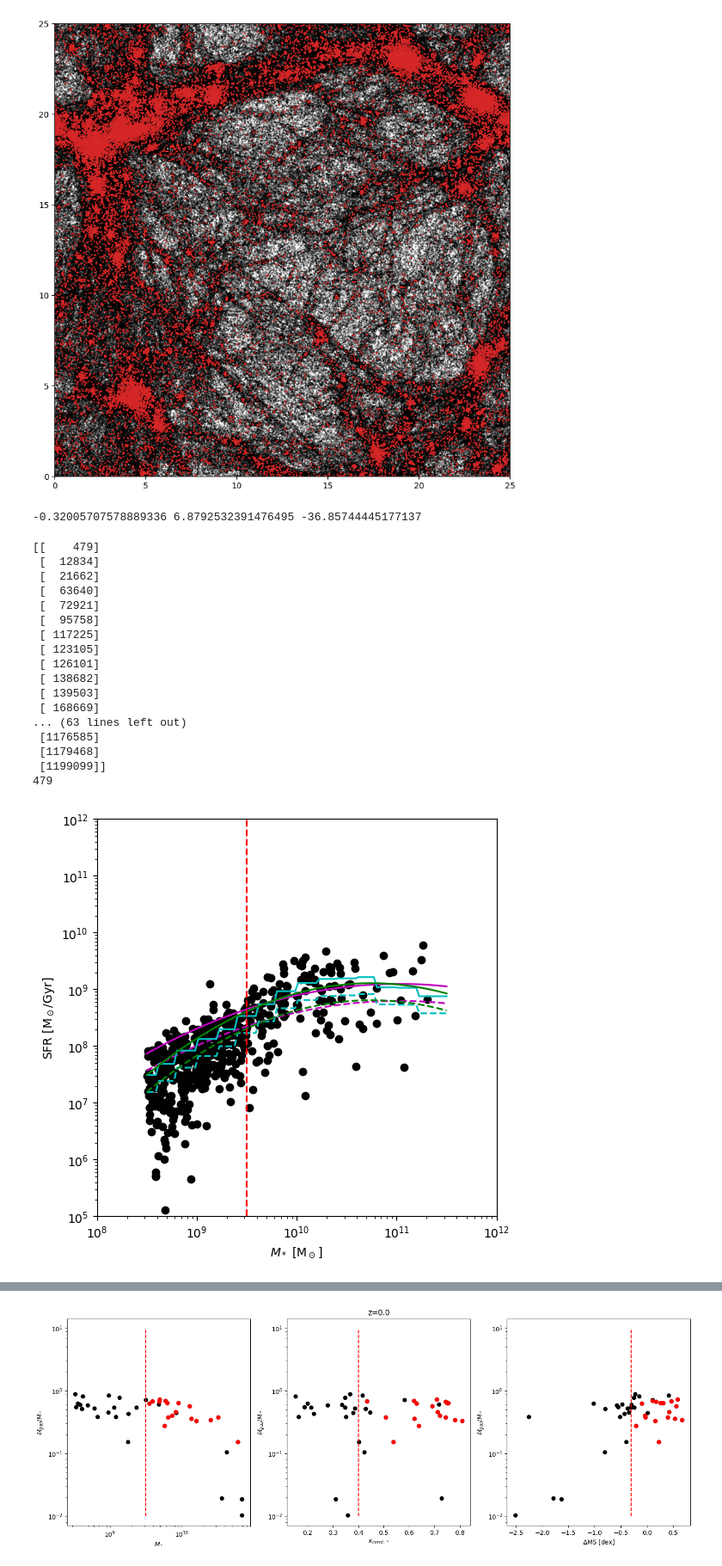
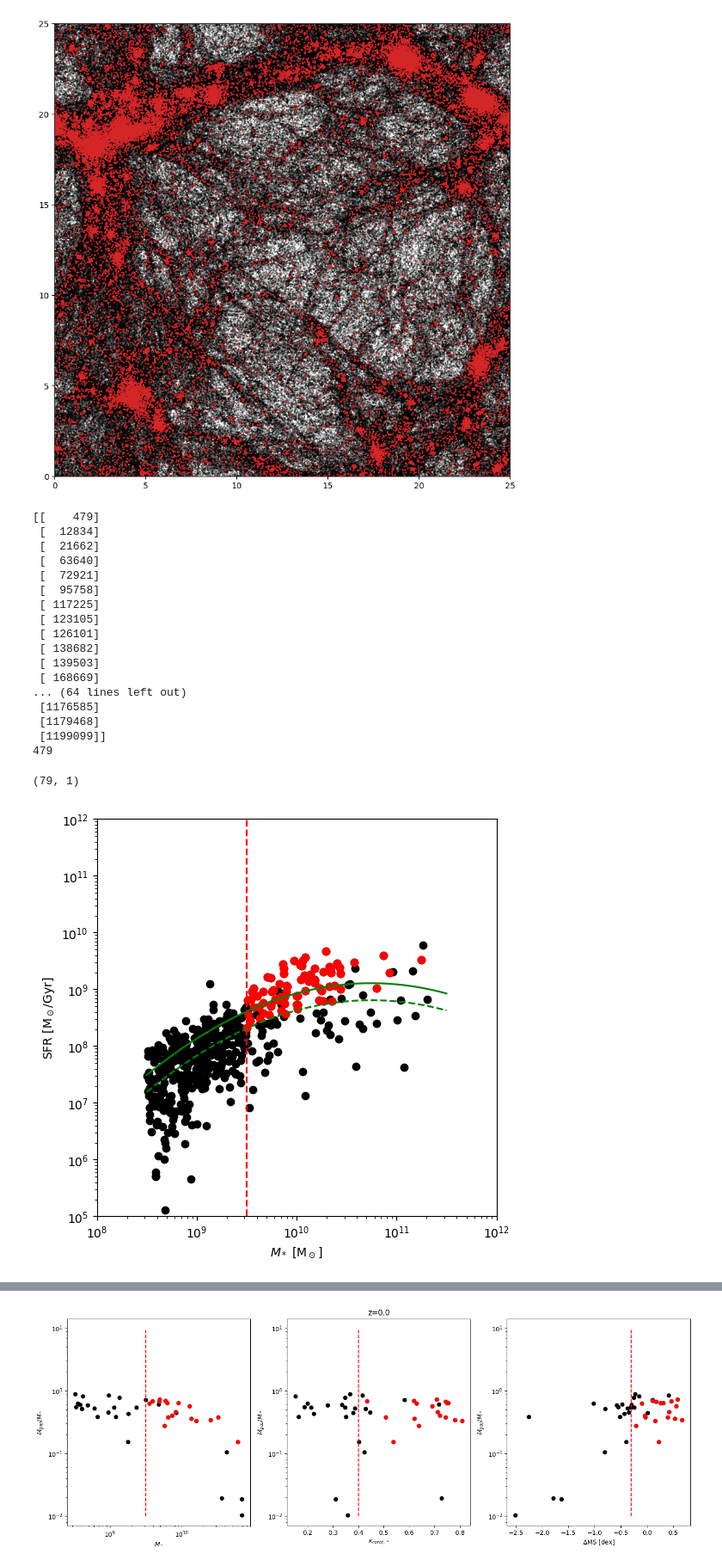
Before and after one commit to jgmcgregor/colibre_dispersions, a Jupyter notebook: selection_functions.ipynb, the cells around one changed output, grey strips where cells are left out. Shown at 86% size. Cells and saved outputs as stored; diff of their text form; code cells hidden in the pictures.

```diff
--- a/selection_functions.ipynb
+++ b/selection_functions.ipynb
@@ -81,20 +80,21 @@ redshifts = data["redshifts"]
 
 zidx = find_nearest_idx(z,redshifts)
 zSFMS = logSFR[:,zidx]
+valid = np.isfinite(zSFMS) # only fit non-nan data points
 
 # step function
 # note - may fail at z=5 due to missing final bin
 def evg_SFMS2(mstar):
     lgmstar = np.log10(mstar/unyt.Msun)
-    midx = [find_nearest_idx(x, logMstar) for x in lgmstar]
-    lgSFR = zSFMS[midx]
+    midx = [find_nearest_idx(x, logMstar[valid]) for x in lgmstar]
+    lgSFR = zSFMS[valid][midx]
     evg_SFR = 10**lgSFR * (unyt.Msun/unyt.yr)
     return(evg_SFR)
 
 SFMS_SFRs2 = evg_SFMS2(SFMS_masses)
 
 # 2nd order polynomial
-a,b,c = np.polyfit(logMstar,zSFMS,deg=2)
+a,b,c = np.polyfit(logMstar[valid],zSFMS[valid],deg=2)
 def evg_SFMS3(mstar):
     lgmstar = np.log10(mstar/unyt.Msun)
     lgSFR = a*lgmstar**2 + b*lgmstar + c
@@ -102,18 +102,17 @@ def evg_SFMS3(mstar):
     return(evg_SFR)
 
 SFMS_SFRs3 = evg_SFMS3(SFMS_masses)
-# %%
-print(a,b,c)
-# %% [output]
--0.32005707578889336 6.8792532391476495 -36.85744445177137
 # %%
 masscut = 10**9.5 * unyt.Msun
 softmasscut = 10**8.5 * unyt.Msun # galaxies below this don't have an accurate SFMS
 dMScut = -0.3 # based on typical SFMS scatter
 kappacut = 0.4
 
-m = np.log10(Mstar/unyt.Msun) + 0.025
-SFR_MS = 10**((-0.034*tdim+4.722)*m - 0.1925*m**2 + (0.2*tdim-26.16)) * (unyt.Msun/unyt.yr) # bestfit from Popesso+23
+#m = np.log10(Mstar/unyt.Msun) + 0.025
+#SFR_MS = 10**((-0.034*tdim+4.722)*m - 0.1925*m**2 + (0.2*tdim-26.16)) * (unyt.Msun/unyt.yr) # bestfit from Popesso+23
+#deltaMS = np.log10(SFR/SFR_MS)
+
+SFR_MS = evg_SFMS3(Mstar)
 deltaMS = np.log10(SFR/SFR_MS)
 
 
@@ -124,6 +123,10 @@ candidates = np.argwhere(selection) # finding the ID of our galaxies
 target = candidates[0][0]
 print(candidates)
 print(target)
+
+filename = 'tables/test'
+
+np.save(filename, candidates)
 # %% [output]
 [[    479]
  [  12834]
@@ -137,7 +140,7 @@ print(target)
  [ 138682]
  [ 139503]
  [ 168669]
-... (63 lines left out)
+... (64 lines left out)
  [1176585]
  [1179468]
  [1199099]]
@@ -145,42 +150,46 @@ print(target)
+# %%
+candidates_load.shape
+# %% [output]
+(79, 1)
 # %%
 mass_lo=1e8
 mass_hi=1e12
 SFR_lo=1e5
 SFR_hi=1e12
 dMS_lo=-3
 dMS_hi=1
 kappa_lo=0
 kappa_hi=1
 gasfrac_lo=1e-2
 gasfrac_hi=1e0
 mumolgas_lo=1e-3
 mumolgas_hi=1e1
 
 unyt.matplotlib_support.label_style = '[]'
 with unyt.matplotlib_support:
 
     fig,ax = plt.subplots(1,1,figsize=(6,6))
 
     ax.scatter(Mstar[softselection],SFR[softselection], xunits='Msun',yunits='Msun/Gyr',c='k')
-    #ax.scatter(Mstar[selection],SFR[selection], xunits='Msun',yunits='Msun/Gyr',c='r')
+    ax.scatter(Mstar[selection],SFR[selection], xunits='Msun',yunits='Msun/Gyr',c='r')
     #ax.scatter(Mstar[target],SFR[target], xunits='Msun',yunits='Msun/Gyr',c='b',marker='*',s=200)
-    ax.plot(SFMS_masses,SFMS_SFRs,'m')
-    ax.plot(SFMS_masses,SFMS_SFRs*10**dMScut,'m--')
-    ax.plot(SFMS_masses,SFMS_SFRs2,'c')
-    ax.plot(SFMS_masses,SFMS_SFRs2*10**dMScut,'c--')
+    #ax.plot(SFMS_masses,SFMS_SFRs,'m')
+    #ax.plot(SFMS_masses,SFMS_SFRs*10**dMScut,'m--')
+    #ax.plot(SFMS_masses,SFMS_SFRs2,'c')
+    #ax.plot(SFMS_masses,SFMS_SFRs2*10**dMScut,'c--')
     ax.plot(SFMS_masses,SFMS_SFRs3,'g')
     ax.plot(SFMS_masses,SFMS_SFRs3*10**dMScut,'g--')
     ax.vlines(x=masscut,ymin=SFR_lo,ymax=SFR_hi,colors='r',linestyles='--')
     ax.set_xscale('log')
     ax.set_xlim(mass_lo,mass_hi)
     ax.set_xlabel(r'$M_*$ [M$_\odot$]')
     ax.set_yscale('log')
     ax.set_ylim(SFR_lo,SFR_hi)
     ax.set_ylabel(r'SFR [M$_\odot$/Gyr]')
 
     plt.show()
 # %% [output]
-[figure, old version]
+[figure, new version]
 # %%
 unyt.matplotlib_support.label_style = '[]'
 with unyt.matplotlib_support:
```
Also changed, not shown: parts of 6 cells of this notebook, 3 other files.
